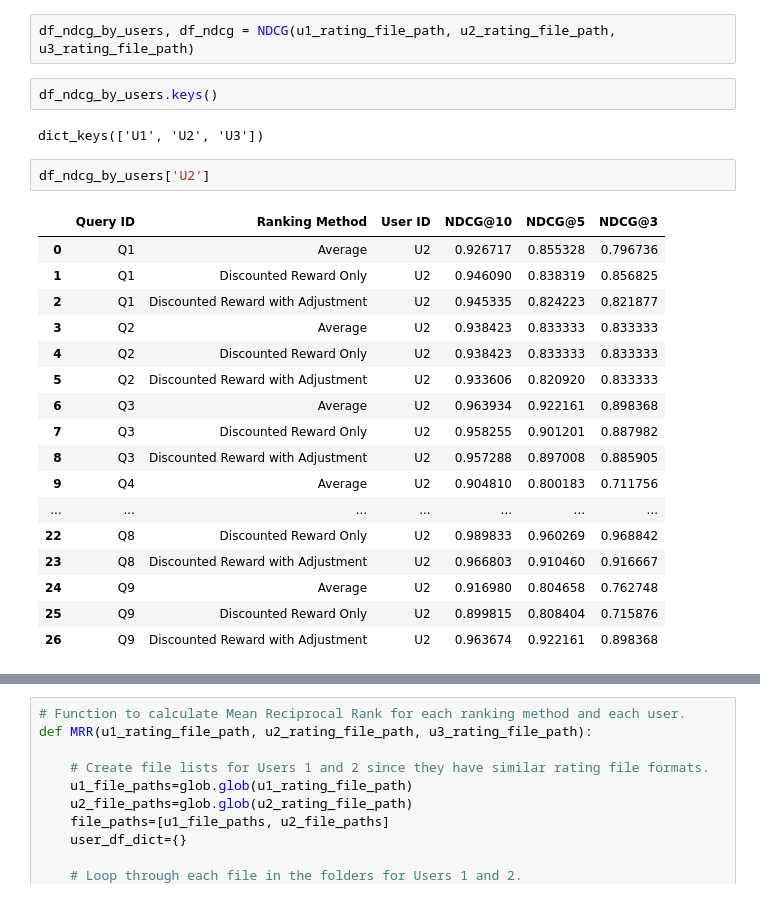
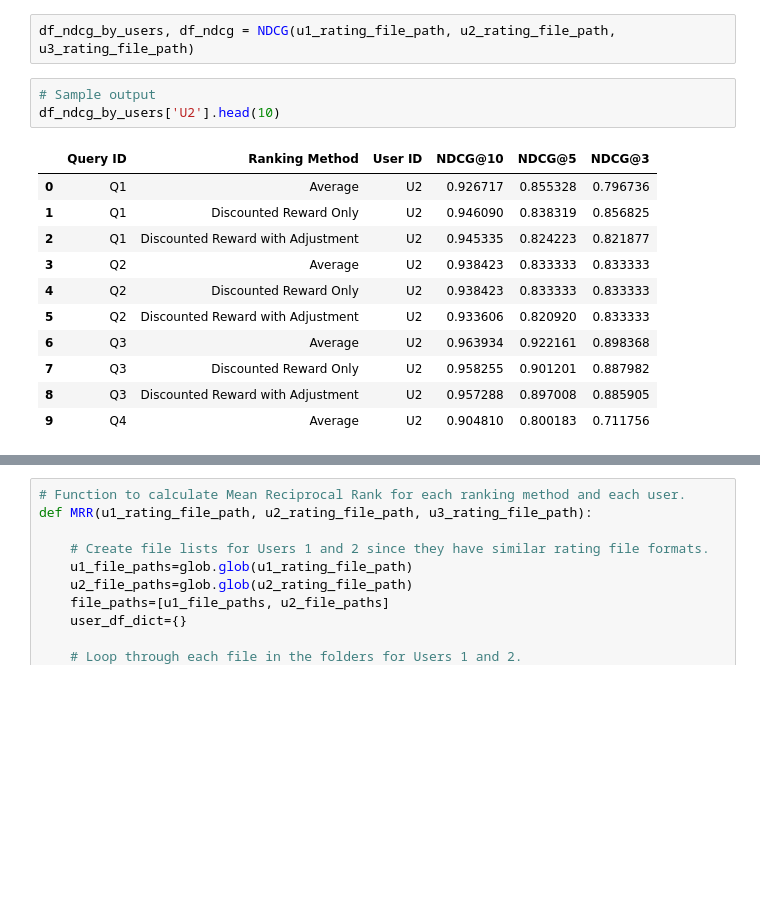
Before and after one commit to gen-exody/nes, a Jupyter notebook: notebooks/generate_evaluation_result.ipynb, the cells around one changed output, grey strips where cells are left out. Cells and saved outputs as stored; diff of their text form; blank space fills up the shorter version.

```diff
--- a/notebooks/evaluation.ipynb
+++ b/notebooks/generate_evaluation_result.ipynb
@@ -146,27 +158,18 @@ def NDCG(u1_rating_file_path, u2_rating_file_path, u3_rating_file_path):
     return user_df_dict, user_df
 # %%
 df_ndcg_by_users, df_ndcg = NDCG(u1_rating_file_path, u2_rating_file_path, u3_rating_file_path)
-# %%
-df_ndcg_by_users.keys()
-# %% [output]
-dict_keys(['U1', 'U2', 'U3'])
 # %%
-df_ndcg_by_users['U2']
+# Sample output
+df_ndcg_by_users['U2'].head(10)
 # %% [output]
 |  | Query ID | Ranking Method | User ID | NDCG@10 | NDCG@5 | NDCG@3 |
 | 0 | Q1 | Average | U2 | 0.926717 | 0.855328 | 0.796736 |
 | 1 | Q1 | Discounted Reward Only | U2 | 0.946090 | 0.838319 | 0.856825 |
 | 2 | Q1 | Discounted Reward with Adjustment | U2 | 0.945335 | 0.824223 | 0.821877 |
 | 3 | Q2 | Average | U2 | 0.938423 | 0.833333 | 0.833333 |
 | 4 | Q2 | Discounted Reward Only | U2 | 0.938423 | 0.833333 | 0.833333 |
 | 5 | Q2 | Discounted Reward with Adjustment | U2 | 0.933606 | 0.820920 | 0.833333 |
 | 6 | Q3 | Average | U2 | 0.963934 | 0.922161 | 0.898368 |
 | 7 | Q3 | Discounted Reward Only | U2 | 0.958255 | 0.901201 | 0.887982 |
 | 8 | Q3 | Discounted Reward with Adjustment | U2 | 0.957288 | 0.897008 | 0.885905 |
 | 9 | Q4 | Average | U2 | 0.904810 | 0.800183 | 0.711756 |
-| ... | ... | ... | ... | ... | ... | ... |
-| 22 | Q8 | Discounted Reward Only | U2 | 0.989833 | 0.960269 | 0.968842 |
-| 23 | Q8 | Discounted Reward with Adjustment | U2 | 0.966803 | 0.910460 | 0.916667 |
-| 24 | Q9 | Average | U2 | 0.916980 | 0.804658 | 0.762748 |
-| 25 | Q9 | Discounted Reward Only | U2 | 0.899815 | 0.808404 | 0.715876 |
-| 26 | Q9 | Discounted Reward with Adjustment | U2 | 0.963674 | 0.922161 | 0.898368 |
```
Also changed, not shown: parts of 13 cells of this notebook, 11 other files.
